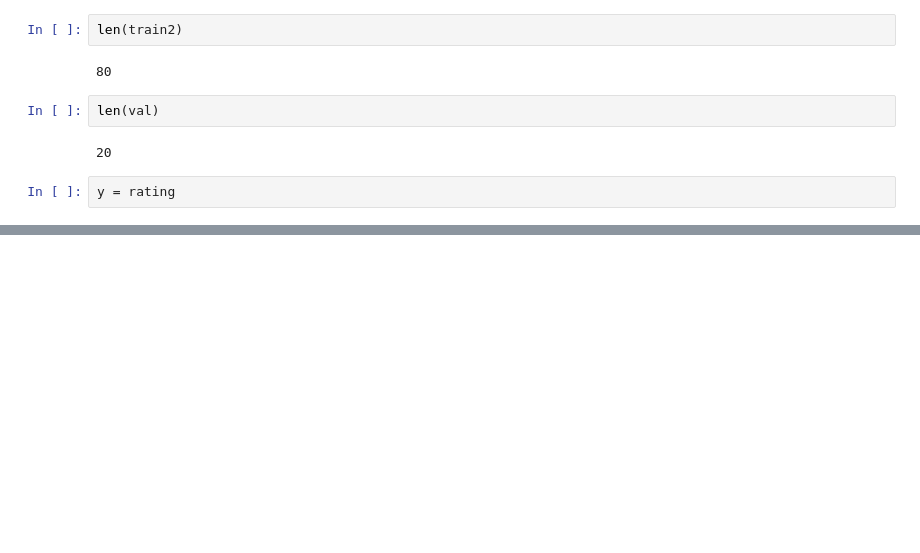
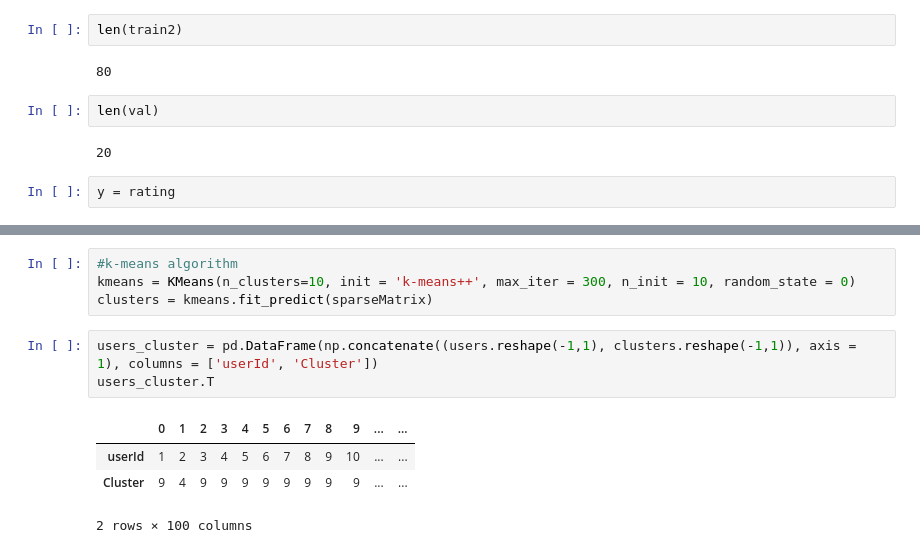
Before and after one commit to Ronnieups/notebook, a Jupyter notebook: EDA.ipynb, the cells around one changed output, grey strips where cells are left out. Drawn from its saved outputs; the diff is of its cells as text; blank space fills up the shorter version.

```diff
--- a/EDA.ipynb
+++ b/EDA.ipynb
@@ -562,0 +778,12 @@ ValueError: Found input variables with inconsistent numbers of samples: [27278,
+# %%
+#k-means algorithm
+kmeans = KMeans(n_clusters=10, init = 'k-means++', max_iter = 300, n_init = 10, random_state = 0)
+clusters = kmeans.fit_predict(sparseMatrix)
+# %%
+users_cluster = pd.DataFrame(np.concatenate((users.reshape(-1,1), clusters.reshape(-1,1)), axis = 1), columns = ['userId', 'Cluster'])
+users_cluster.T
+# %% [output]
+|  | 0 | 1 | 2 | 3 | 4 | 5 | 6 | 7 | 8 | 9 | ... | ... |
+| userId | 1 | 2 | 3 | 4 | 5 | 6 | 7 | 8 | 9 | 10 | ... | ... |
+| Cluster | 9 | 4 | 9 | 9 | 9 | 9 | 9 | 9 | 9 | 9 | ... | ... |
+2 rows × 100 columns
```
Also changed, not shown: parts of 47 cells of this notebook.
